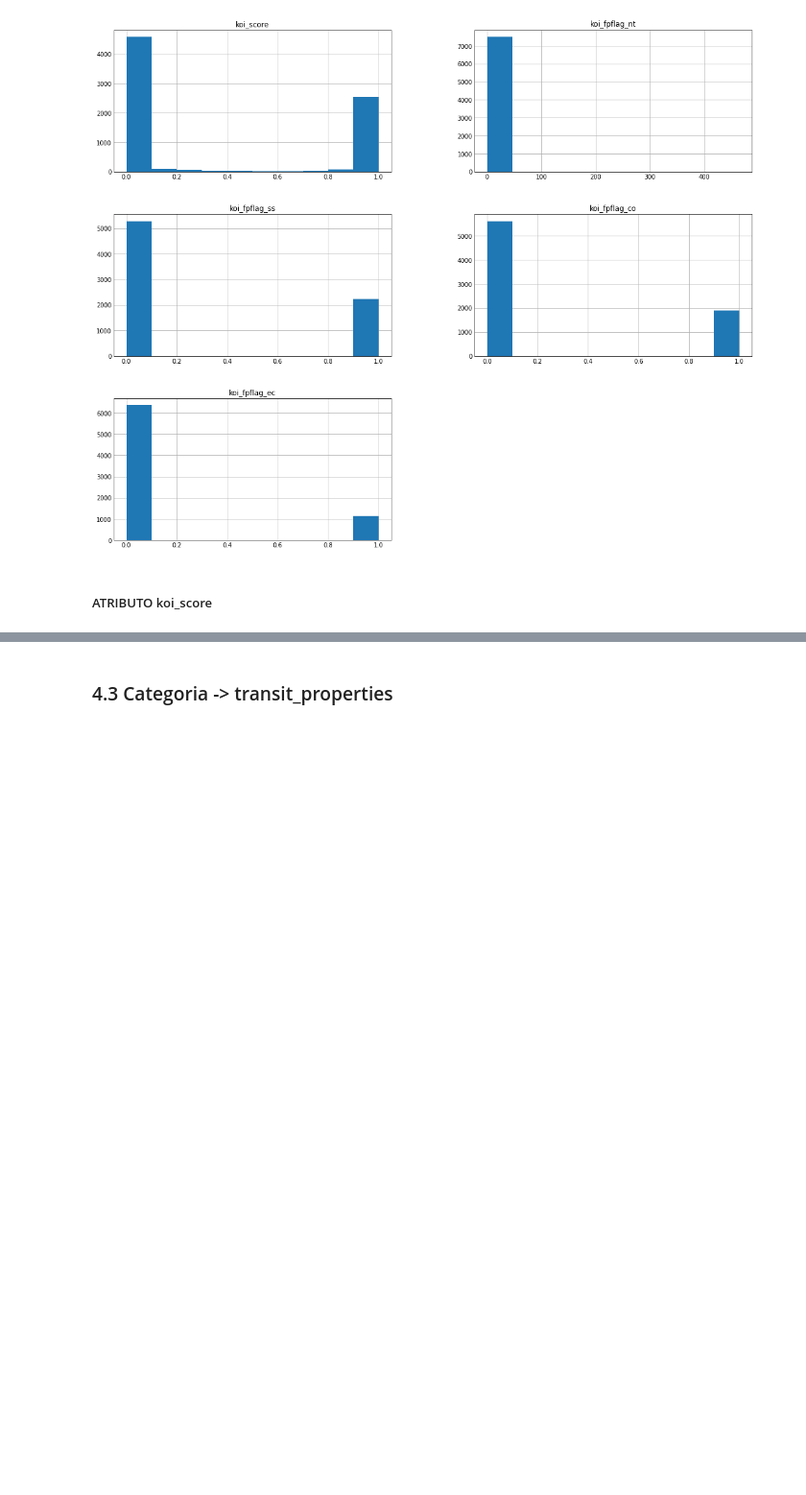
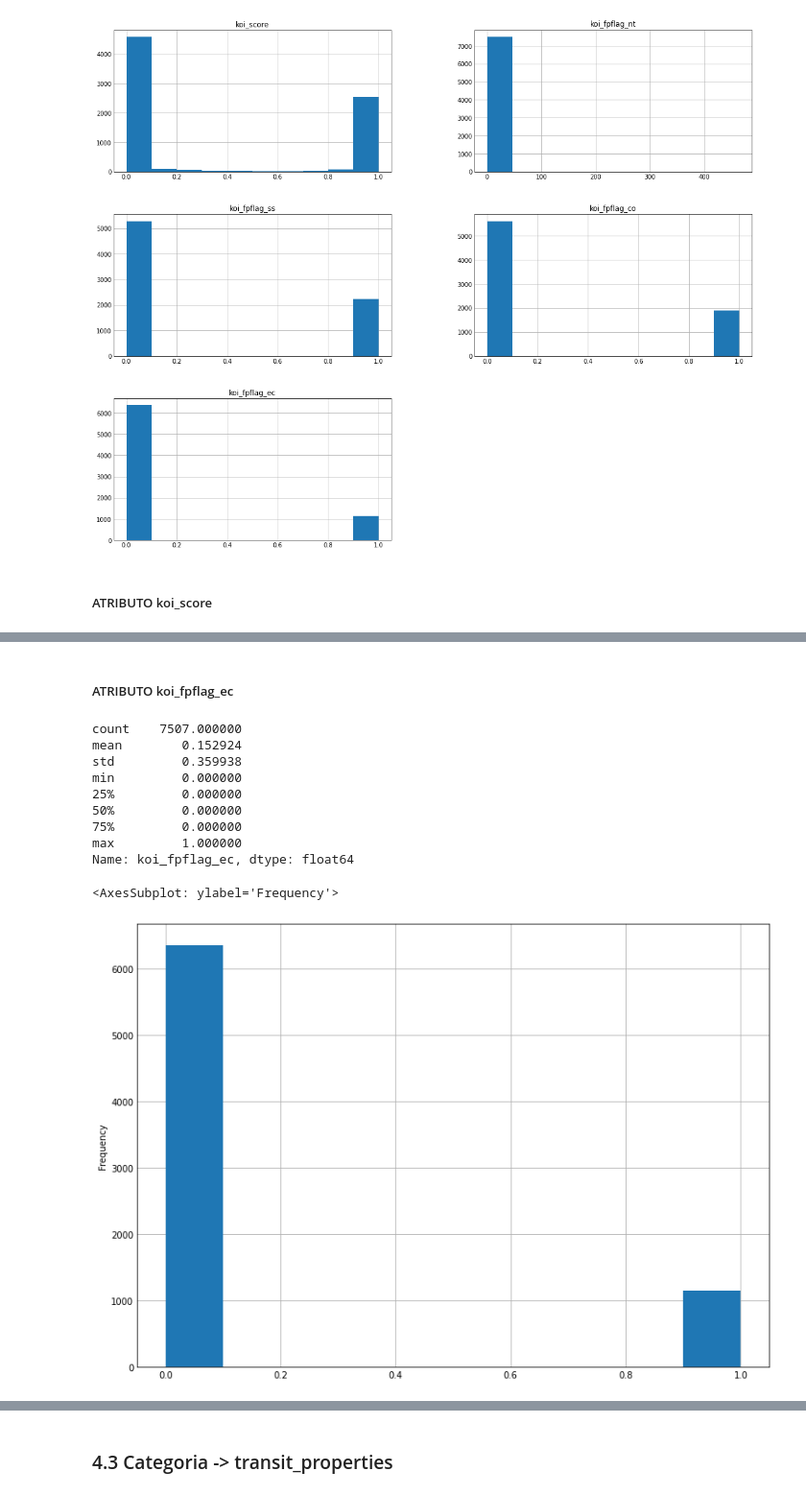
Before and after one commit to diogopena/exoplanet_classification_ml_model, a Jupyter notebook: exoplanet-ml-model-pt-br.ipynb, the cells around one changed output, grey strips where cells are left out. Shown at 96% size. Saved outputs shown, nothing was run; the diff lists cells and outputs as text; code cells hidden in the pictures; blank space fills up the shorter version.

```diff
--- a/exoplanet-ml-model-pt-br.ipynb
+++ b/exoplanet-ml-model-pt-br.ipynb
@@ -881,0 +956,19 @@ KeyError: False
+# %% [markdown]
+##### ATRIBUTO koi_fpflag_ec
+# %%
+# ATRIBUTO koi_fpflag_co
+# The KOI shares the same period and epoch as another object and isjudged to be the result of flux contamination in the aperture or electroniccrosstalk.
+print(df_exoplanets['koi_fpflag_ec'].describe())
+df_exoplanets['koi_fpflag_ec'].plot(kind='hist',figsize=(10,7))
+# %% [output]
+count    7507.000000
+mean        0.152924
+std         0.359938
+min         0.000000
+25%         0.000000
+50%         0.000000
+75%         0.000000
+max         1.000000
+Name: koi_fpflag_ec, dtype: float64
+<AxesSubplot: ylabel='Frequency'>
+[figure, added]
```
Also changed, not shown: parts of 15 cells of this notebook.
